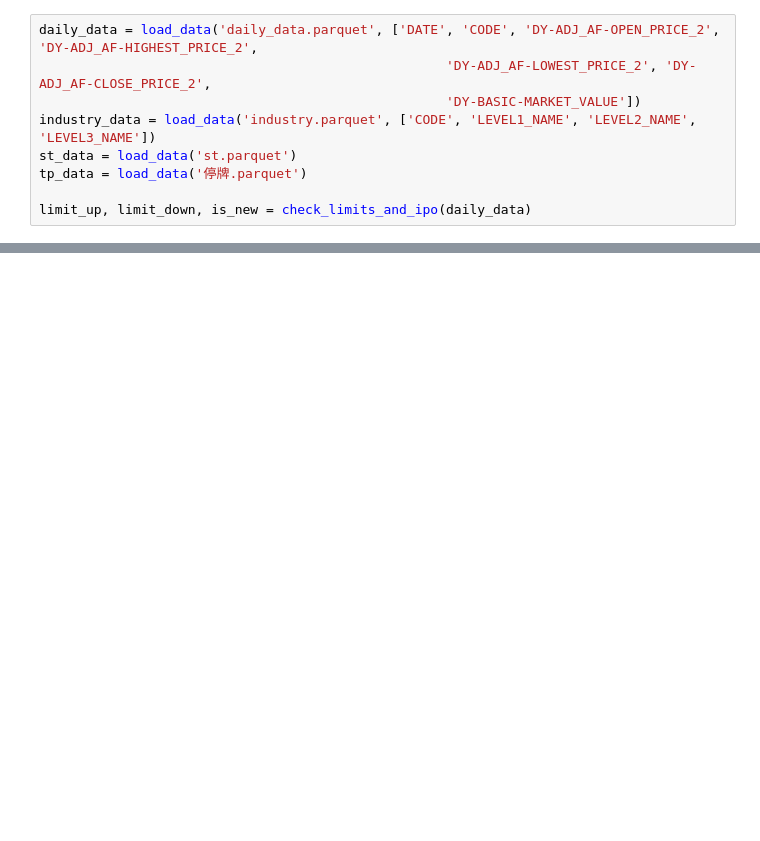
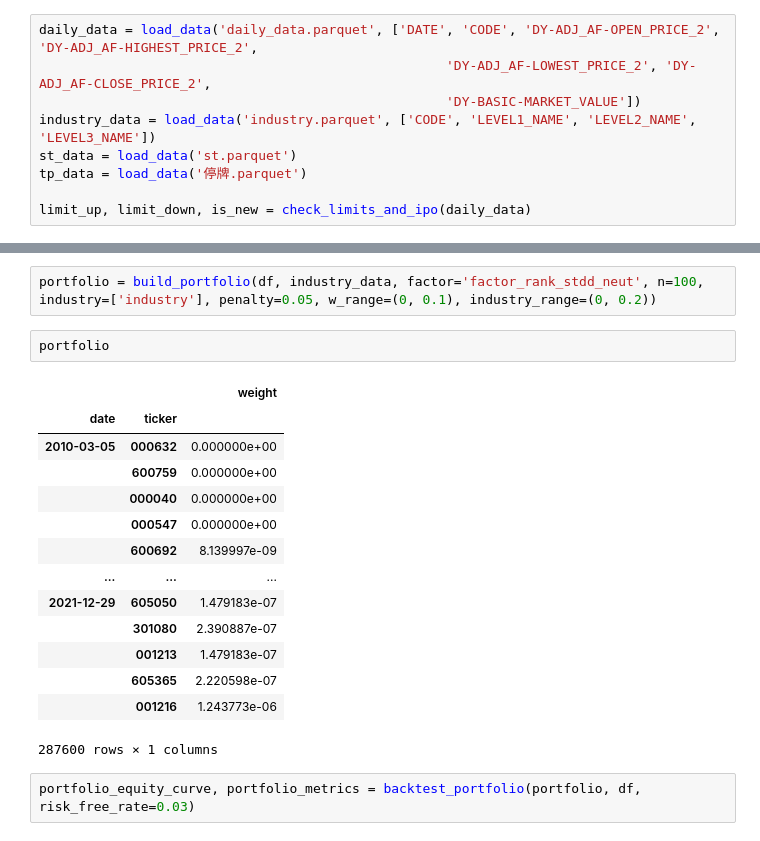
Before and after one commit to Lawrence2005/NuoFengHui-OA, a Jupyter notebook: solution.ipynb, the cells around one changed output, grey strips where cells are left out. Saved outputs shown, nothing was run; the diff lists cells and outputs as text; blank space fills up the shorter version.

```diff
--- a/solution.ipynb
+++ b/solution.ipynb
@@ -211,0 +408,21 @@ df_final
+# %%
+portfolio = build_portfolio(df, industry_data, factor='factor_rank_stdd_neut', n=100, industry=['industry'], penalty=0.05, w_range=(0, 0.1), industry_range=(0, 0.2))
+# %%
+portfolio
+# %% [output]
+|  |  | weight |
+| date | ticker |  |
+| 2010-03-05 | 000632 | 0.000000e+00 |
+|  | 600759 | 0.000000e+00 |
+|  | 000040 | 0.000000e+00 |
+|  | 000547 | 0.000000e+00 |
+|  | 600692 | 8.139997e-09 |
+| ... | ... | ... |
+| 2021-12-29 | 605050 | 1.479183e-07 |
+|  | 301080 | 2.390887e-07 |
+|  | 001213 | 1.479183e-07 |
+|  | 605365 | 2.220598e-07 |
+|  | 001216 | 1.243773e-06 |
+287600 rows × 1 columns
+# %%
+portfolio_equity_curve, portfolio_metrics = backtest_portfolio(portfolio, df, risk_free_rate=0.03)
```
Also changed, not shown: parts of 18 cells of this notebook.
